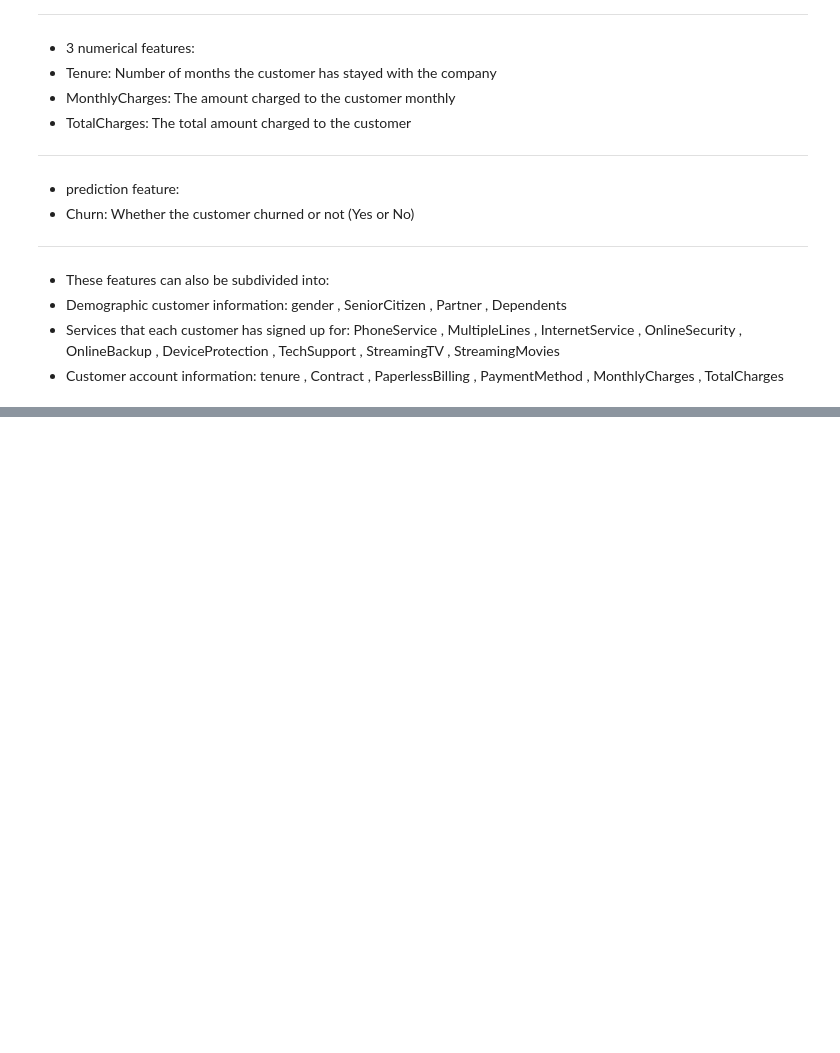
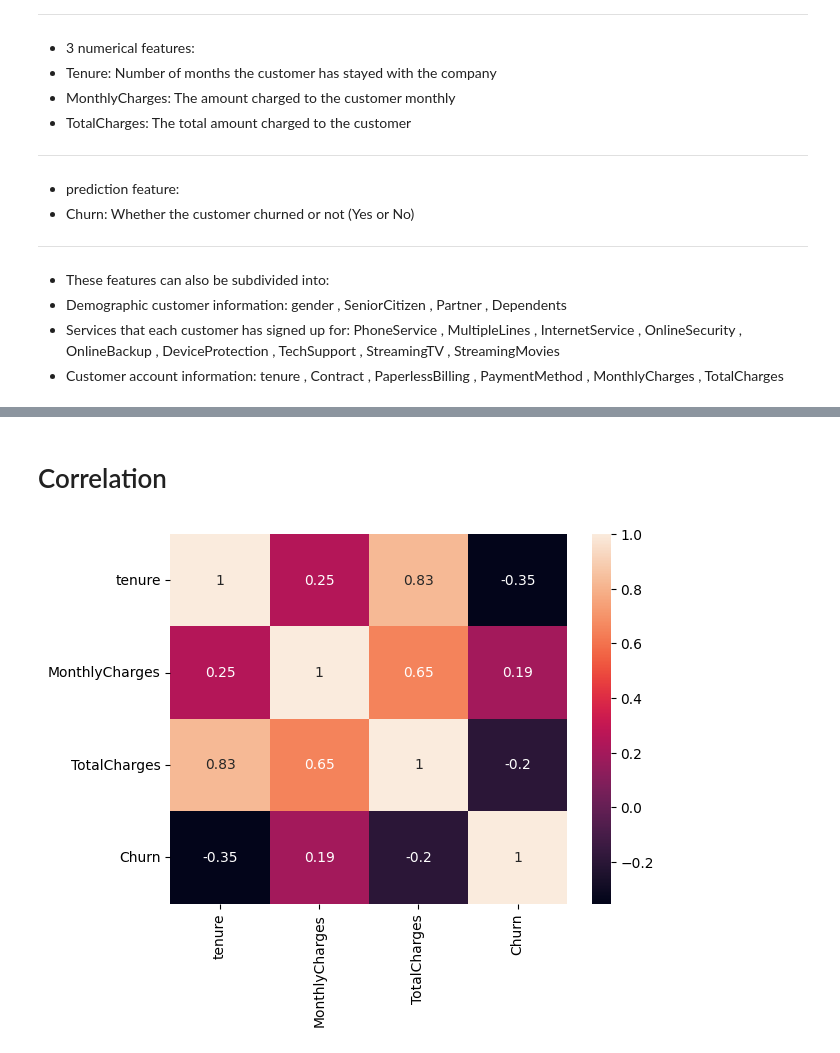
Before and after one commit to ong-techie/churn_prediction, a Jupyter notebook: notebook/EDA.ipynb, the cells around one changed output, grey strips where cells are left out. Cells and saved outputs as stored; diff of their text form; code cells hidden in the pictures; blank space fills up the shorter version.

```diff
--- a/notebook/EDA.ipynb
+++ b/notebook/EDA.ipynb
@@ -604,0 +169,12 @@ joblib.dump(log_model, filename)
+# %% [markdown]
+# Correlation
+# %%
+sns.heatmap(
+    df.assign(Churn=df['Churn'].eq('Yes').astype(int))
+      [['tenure','MonthlyCharges','TotalCharges','Churn']]
+      .corr(),
+    annot=True
+)
+plt.show()
+# %% [output]
+[figure, added]
```
Also changed, not shown: parts of 57 cells of this notebook, 8 other files.
